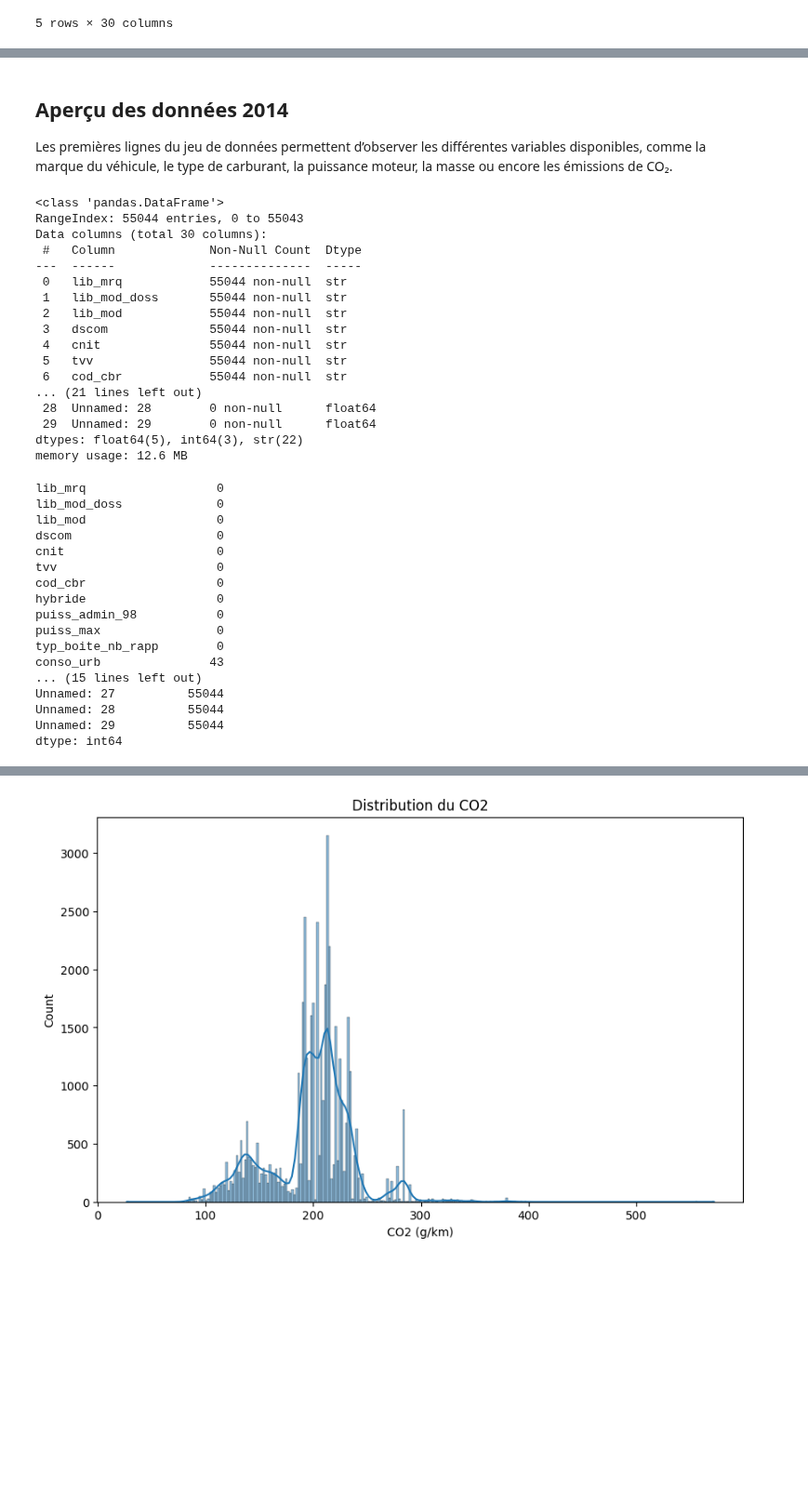
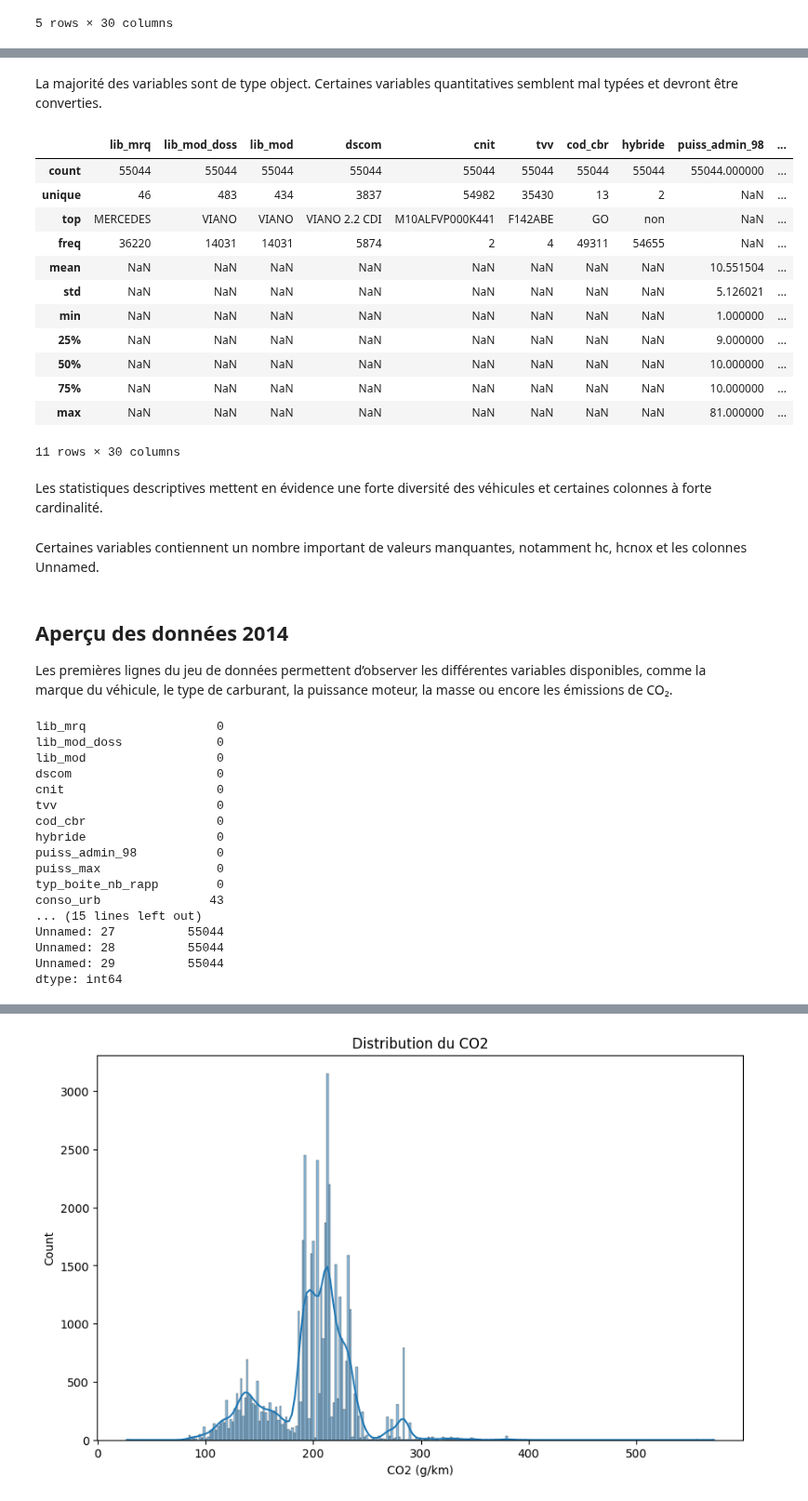
Before and after one commit to LarissaVarnakova/Projet_CO2, a Jupyter notebook: notebooks/eda_aziz.ipynb, the cells around one changed output, grey strips where cells are left out. Shown at 93% size. Cells and saved outputs as stored; diff of their text form; code cells hidden in the pictures; blank space fills up the shorter version.

```diff
--- a/notebooks/eda_aziz.ipynb
+++ b/notebooks/eda_aziz.ipynb
@@ -39,45 +67,50 @@ df_2014.head()
+# %% [markdown]
+La majorité des variables sont de type object. Certaines variables quantitatives semblent mal typées et devront être converties.
+# %%
+# Statistiques descriptives
+df_2014.describe(include='all')
+# %% [output]
+|  | lib_mrq | lib_mod_doss | lib_mod | dscom | cnit | tvv | cod_cbr | hybride | puiss_admin_98 | ... |
+| count | 55044 | 55044 | 55044 | 55044 | 55044 | 55044 | 55044 | 55044 | 55044.000000 | ... |
+| unique | 46 | 483 | 434 | 3837 | 54982 | 35430 | 13 | 2 | NaN | ... |
+| top | MERCEDES | VIANO | VIANO | VIANO 2.2 CDI | M10ALFVP000K441 | F142ABE | GO | non | NaN | ... |
+| freq | 36220 | 14031 | 14031 | 5874 | 2 | 4 | 49311 | 54655 | NaN | ... |
+| mean | NaN | NaN | NaN | NaN | NaN | NaN | NaN | NaN | 10.551504 | ... |
+| std | NaN | NaN | NaN | NaN | NaN | NaN | NaN | NaN | 5.126021 | ... |
+| min | NaN | NaN | NaN | NaN | NaN | NaN | NaN | NaN | 1.000000 | ... |
+| 25% | NaN | NaN | NaN | NaN | NaN | NaN | NaN | NaN | 9.000000 | ... |
+| 50% | NaN | NaN | NaN | NaN | NaN | NaN | NaN | NaN | 10.000000 | ... |
+| 75% | NaN | NaN | NaN | NaN | NaN | NaN | NaN | NaN | 10.000000 | ... |
+| max | NaN | NaN | NaN | NaN | NaN | NaN | NaN | NaN | 81.000000 | ... |
+11 rows × 30 columns
+# %% [markdown]
+Les statistiques descriptives mettent en évidence une forte diversité des véhicules et certaines colonnes à forte cardinalité.
+# %% [markdown]
+Certaines variables contiennent un nombre important de valeurs manquantes, notamment hc, hcnox et les colonnes Unnamed.
 # %% [markdown]
 ## Aperçu des données 2014
 
 Les premières lignes du jeu de données permettent d’observer les différentes variables disponibles, comme la marque du véhicule, le type de carburant, la puissance moteur, la masse ou encore les émissions de CO₂.
 # %%
-df_2014.info()
 df_2014.describe()
 df_2014.isnull().sum()
 # %% [output]
-<class 'pandas.DataFrame'>
-RangeIndex: 55044 entries, 0 to 55043
-Data columns (total 30 columns):
- #   Column             Non-Null Count  Dtype
----  ------             --------------  -----
- 0   lib_mrq            55044 non-null  str
- 1   lib_mod_doss       55044 non-null  str
- 2   lib_mod            55044 non-null  str
- 3   dscom              55044 non-null  str
- 4   cnit               55044 non-null  str
- 5   tvv                55044 non-null  str
- 6   cod_cbr            55044 non-null  str
-... (21 lines left out)
- 28  Unnamed: 28        0 non-null      float64
- 29  Unnamed: 29        0 non-null      float64
-dtypes: float64(5), int64(3), str(22)
-memory usage: 12.6 MB
+lib_mrq                  0
+lib_mod_doss             0
+lib_mod                  0
+dscom                    0
+cnit                     0
+tvv                      0
+cod_cbr                  0
+hybride                  0
+puiss_admin_98           0
+puiss_max                0
+typ_boite_nb_rapp        0
+conso_urb               43
+... (15 lines left out)
+Unnamed: 27          55044
+Unnamed: 28          55044
+Unnamed: 29          55044
+dtype: int64
-lib_mrq                  0
-lib_mod_doss             0
-lib_mod                  0
-dscom                    0
-cnit                     0
-tvv                      0
-cod_cbr                  0
-hybride                  0
-puiss_admin_98           0
-puiss_max                0
-typ_boite_nb_rapp        0
-conso_urb               43
-... (15 lines left out)
-Unnamed: 27          55044
-Unnamed: 28          55044
-Unnamed: 29          55044
-dtype: int64
 # %% [markdown]
 ## Structure des données
```
Also changed, not shown: parts of 4 cells of this notebook.
